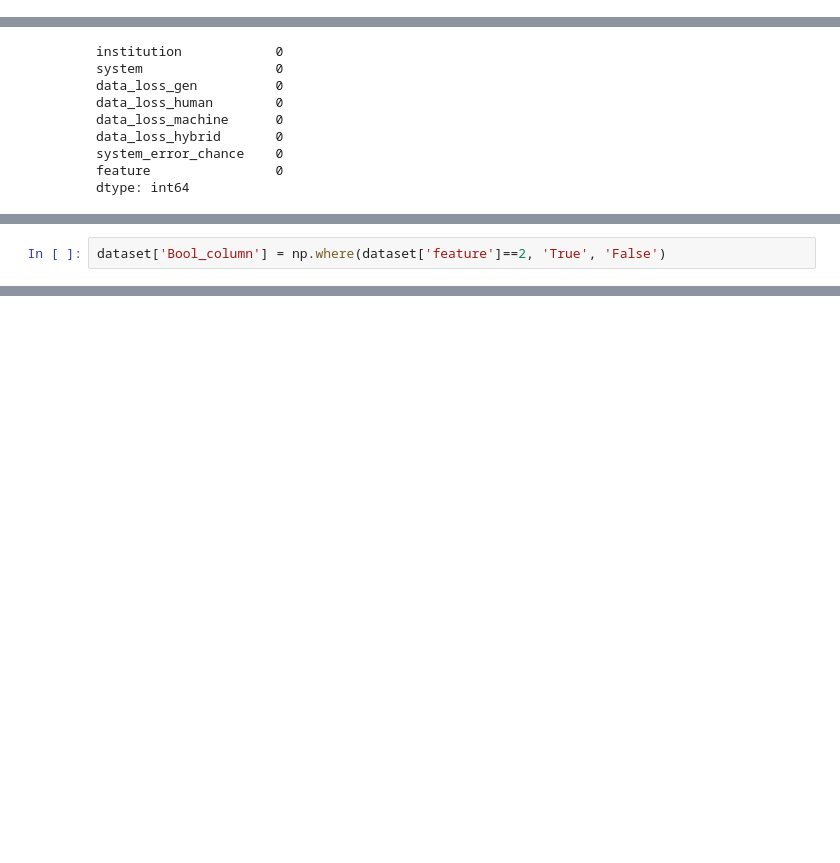
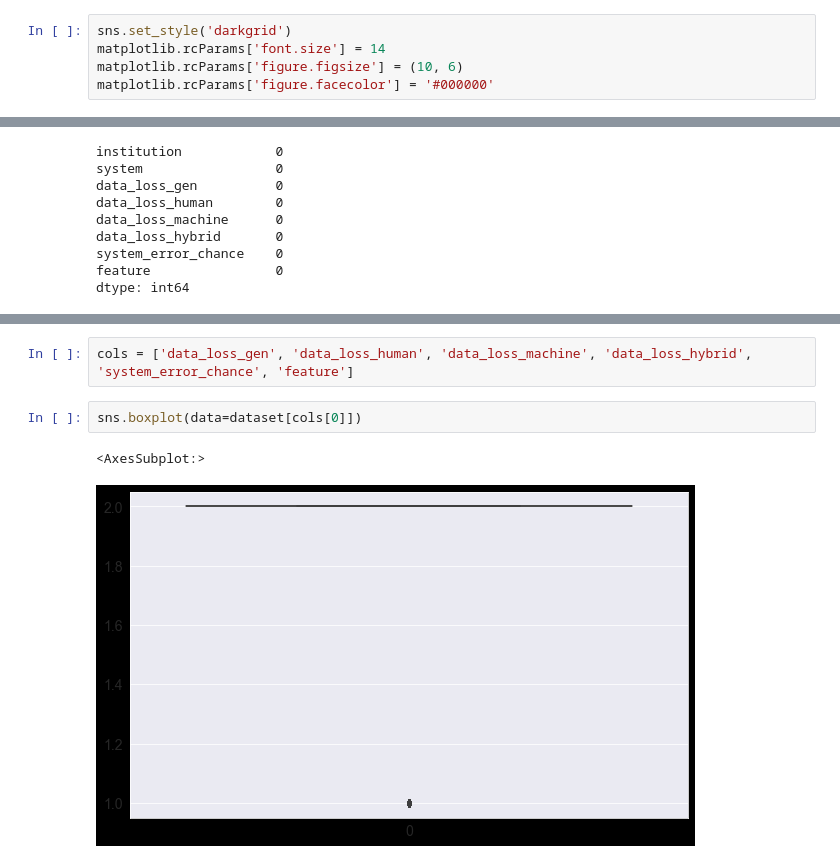
Before and after one commit to wessware/missing_marks_prediction_analysis, a Jupyter notebook: missing_marks_visualization.ipynb, the cells around one changed output, grey strips where cells are left out. Drawn from its saved outputs; the diff is of its cells as text; blank space fills up the shorter version.

Commit message:
added visualization & statistical analysis

```diff
--- a/missing_marks_visualization.ipynb
+++ b/missing_marks_visualization.ipynb
@@ -3,4 +4,9 @@ import pandas as pd
 dataset = pd.read_csv("missingmarks_clean_data.csv")
+# %%
+sns.set_style('darkgrid')
+matplotlib.rcParams['font.size'] = 14
+matplotlib.rcParams['figure.figsize'] = (10, 6)
+matplotlib.rcParams['figure.facecolor'] = '#000000'
 # %%
 dataset.head(10)
 # %% [output]
@@ -71,2 +76,0 @@ import numpy as np
-# %%
-dataset['Bool_column'] = np.where(dataset['feature']==2, 'True', 'False')
@@ -111,0 +97,7 @@ sns.jointplot(x='institution', y='data_loss_machine', data=dataset, kind='hex')
+# %%
+cols = ['data_loss_gen', 'data_loss_human', 'data_loss_machine', 'data_loss_hybrid', 'system_error_chance', 'feature']
+# %%
+sns.boxplot(data=dataset[cols[0]])
+# %% [output]
+<AxesSubplot:>
+[figure, added]
```
Also changed, not shown: parts of 23 cells of this notebook, 1 other file.
